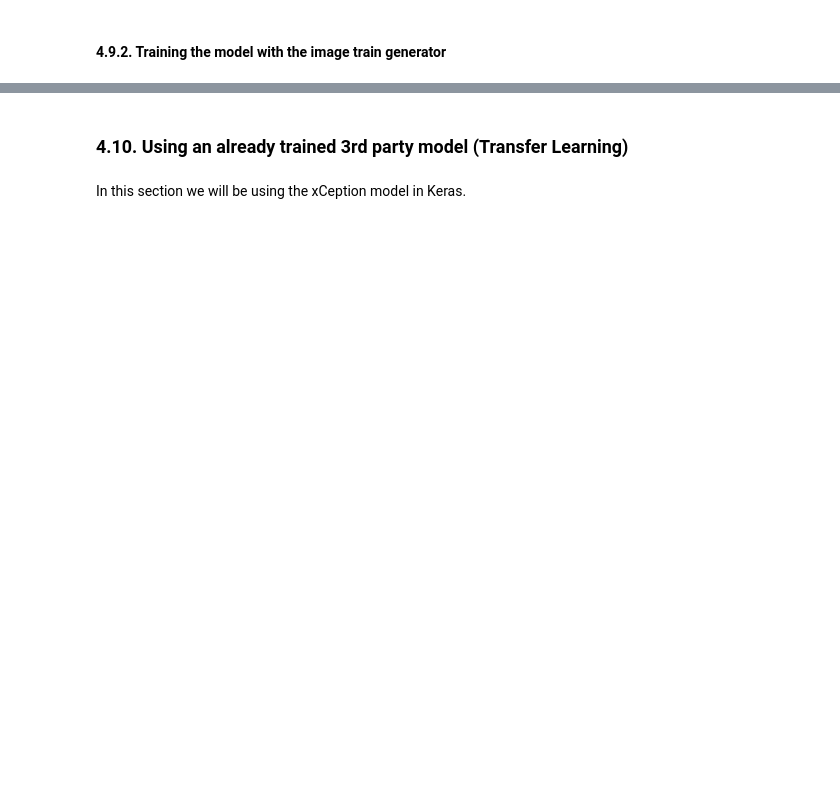
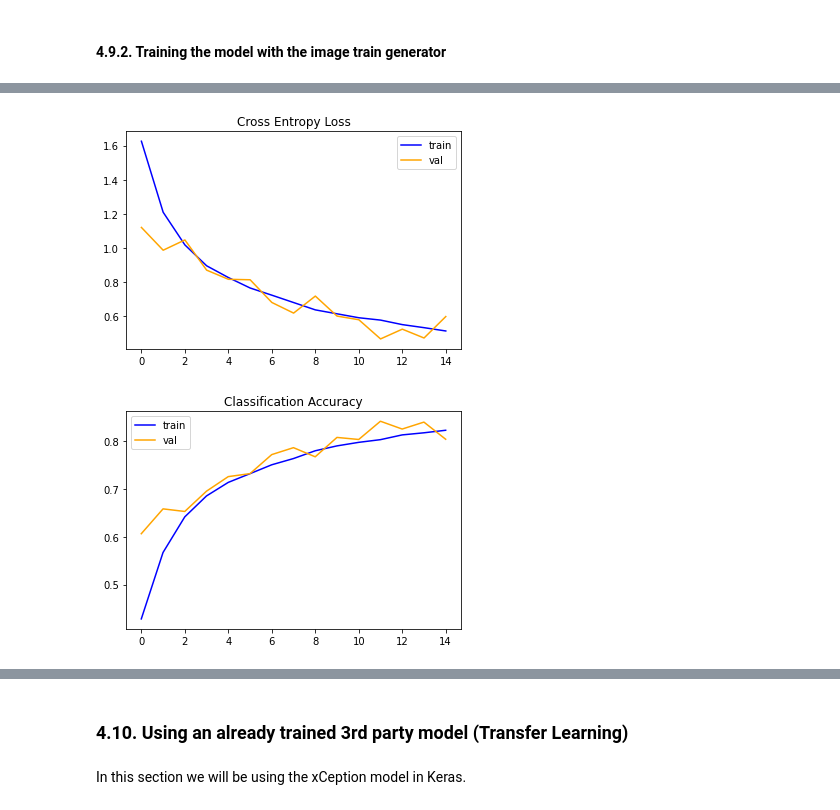
Before and after one commit to Maycas/DeepLearning-CIFAR10, a Jupyter notebook: CNN_Image_Classification_CIFAR10_{Marc_Maycas}.ipynb, the cells around one changed output, grey strips where cells are left out. Saved outputs shown, nothing was run; the diff lists cells and outputs as text; code cells hidden in the pictures; blank space fills up the shorter version.

```diff
--- a/CNN_Image_Classification_CIFAR10_{Marc_Maycas}.ipynb
+++ b/CNN_Image_Classification_CIFAR10_{Marc_Maycas}.ipynb
@@ -970,4 +970,9 @@ storing_evaluation_results(model_evaluations, 'Fine tuning Adam Optimizer parame
 With a pretty complex convolutional network, we managed to increase the accuracy quite a lot. However, we are always aiming for a better model. The following approach will make use of Data Augmentation to improve the accuracy of the model by using very simple techniques of image processing to artificially expand the size of the training data by creating modified versions of the images of the original data.
 # %% [markdown]
 #### 4.9.1. Creating an Image Train Generator <a class="anchor" id="train_generator"></a>
+# %%
+#TODO: REVIEW if comment or not
+y_train_encoded = ks.utils.to_categorical(y_train)
+y_val_encoded = ks.utils.to_categorical(y_val)
+y_test_encoded = ks.utils.to_categorical(y_test)
 # %%
@@ -1113,0 +1137,73 @@ storing_evaluation_results(model_evaluations, 'CNN using Data Augmentation', acc
+# %%
+# TODO: To review
+
+# MODEL DEFINITION
+print("DEFINITION")
+
+model = ks.Sequential()
+
+# Neural Network Layers
+
+model.add(ks.layers.Conv2D(64, (3, 3), activation='relu', kernel_initializer='he_uniform', padding='same', input_shape=(32, 32, 3)))
+model.add(ks.layers.BatchNormalization())
+model.add(ks.layers.Conv2D(64, (3, 3), activation='relu', kernel_initializer='he_uniform', padding='same'))
+model.add(ks.layers.BatchNormalization())
+model.add(ks.layers.MaxPooling2D((2, 2)))
+model.add(ks.layers.Dropout(0.3))
+
+model.add(ks.layers.Conv2D(128, (3, 3), activation='relu', kernel_initializer='he_uniform', padding='same'))
+model.add(ks.layers.BatchNormalization())
+model.add(ks.layers.Conv2D(128, (3, 3), activation='relu', kernel_initializer='he_uniform', padding='same'))
+model.add(ks.layers.BatchNormalization())
+model.add(ks.layers.MaxPooling2D((2, 2)))
+model.add(ks.layers.Dropout(0.3))
+
+model.add(ks.layers.Conv2D(256, (3, 3), activation='relu', kernel_initializer='he_uniform', padding='same'))
+model.add(ks.layers.BatchNormalization())
+model.add(ks.layers.Conv2D(256, (3, 3), activation='relu', kernel_initializer='he_uniform', padding='same'))
+model.add(ks.layers.BatchNormalization())
+model.add(ks.layers.MaxPooling2D((2, 2)))
+model.add(ks.layers.Dropout(0.3))
+
+model.add(ks.layers.Flatten())
+model.add(ks.layers.Dense(128, activation='relu', kernel_initializer='he_uniform'))
+model.add(ks.layers.BatchNormalization())
+model.add(ks.layers.Dropout(0.3))
+model.add(ks.layers.Dense(10, activation='softmax'))
+
+# compile model
+model.compile(optimizer='Adam', loss='categorical_crossentropy', metrics=['accuracy'])
+
+# review model
+model.summary()
+
+
+# COMPILING MODEL
+print("\nCompiling model...")
+model.compile(optimizer = 'Adam',
+              loss = 'categorical_crossentropy',
+              metrics = ['accuracy'])
+
+
+# TRAINING
+print("\nTRAINING")
+# calculating computational time
+t = time.perf_counter()
+# training model
+history = model.fit(
+                    train_generator,
+                    validation_data = validation_generator,
+                    epochs = EPOCHS,
+                    steps_per_epoch = int(x_train.shape[0] / generator_batch_size),
+                    use_multiprocessing = False,
+                    callbacks = [callback_accuracy, callback_loss]
+          )
+# show total elapsed time
+elapsed_time = datetime.timedelta(seconds=(time.perf_counter() - t))
+print('\n\nTraining time:', elapsed_time)
+
+
+# EVALUATION
+print("\nEVALUATION")
+acc = model_evaluation(model, x_test, y_test_encoded, history, True, False)
+# %% [output]
@@ -1113,0 +1227,2 @@ storing_evaluation_results(model_evaluations, 'CNN using Data Augmentation', acc
+[figure, added]
+[figure, added]
```
Also changed, not shown: parts of 27 cells of this notebook.
